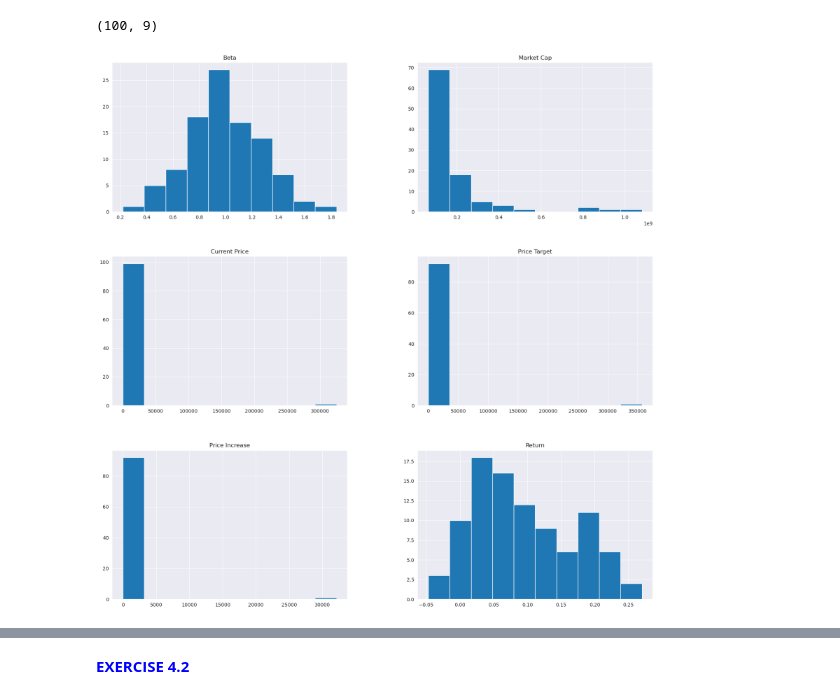
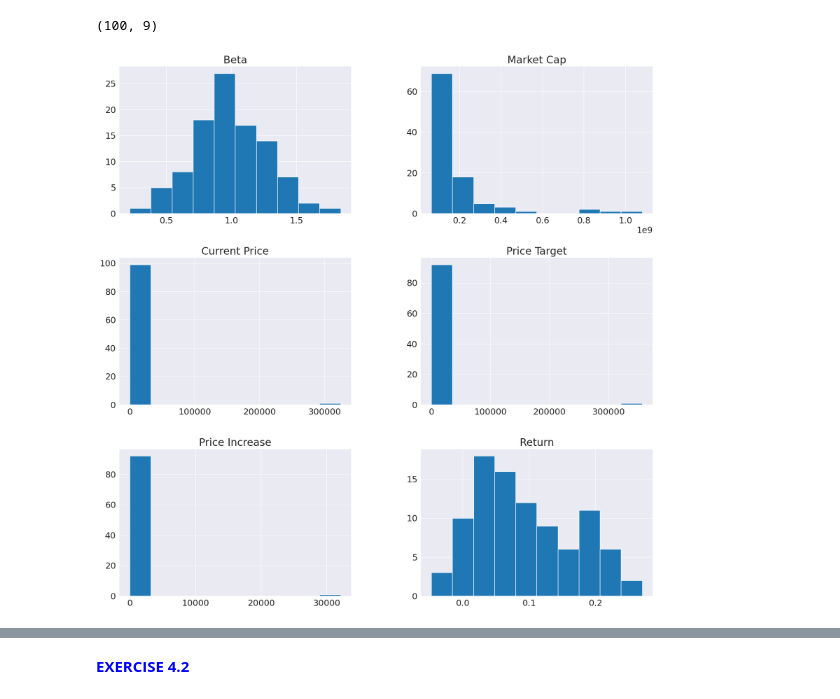
Before and after one commit to Brice-Dev-Lab/PyFi_Coursework, a Jupyter notebook: machine_learning/module_01/notebooks/ML 01. Jupyter Notebook.ipynb, the cells around one changed output, grey strips where cells are left out. Cells and saved outputs as stored; diff of their text form; code cells hidden in the pictures.

```diff
--- a/machine_learning/module_01/notebooks/ML 01. Jupyter Notebook.ipynb
+++ b/machine_learning/module_01/notebooks/ML 01. Jupyter Notebook.ipynb
@@ -129,9 +129,14 @@ stock_data_v2.shape
 # %%
 # Display histograms for all continuous features
 stock_data_v2.hist(figsize=(20,20))
+
+# Increase the font size
+plt.rcParams.update({'font.size': 24})
+
+# Visualize the plots
 plt.show()
 # %% [output]
-[figure, old version]
+[figure, new version]
 # %% [markdown]
 ![Exercise 4.2](../figures/exercise_4_2.png)
 # %% [markdown]
```
Also changed, not shown: parts of 3 cells of this notebook.
